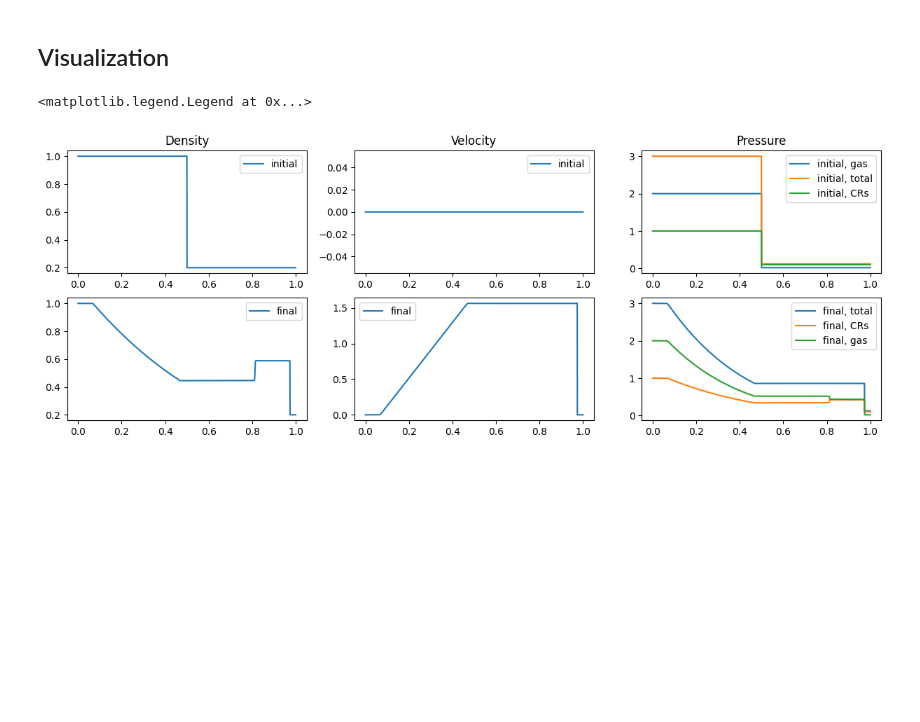
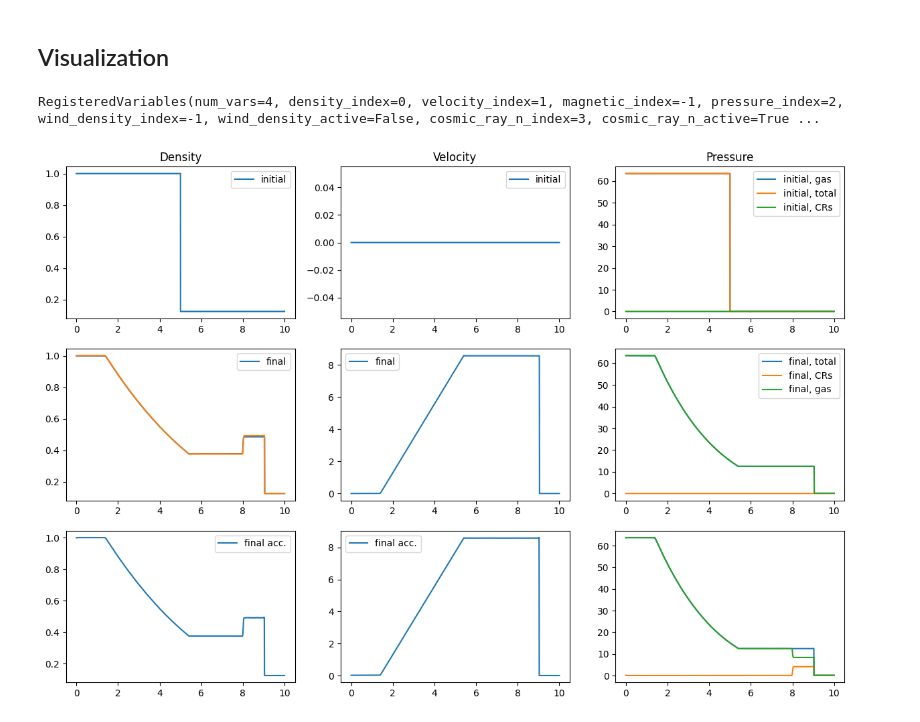
Before and after one commit to leo1200/jf1uids, a Jupyter notebook: notebooks/cosmic_rays/simple_example_cr.ipynb, the cells around one changed output. Saved outputs shown, nothing was run; the diff lists cells and outputs as text; code cells hidden in the pictures; blank space fills up the shorter version.

```diff
--- a/notebooks/cosmic_rays/simple_example_cr.ipynb
+++ b/notebooks/cosmic_rays/simple_example_cr.ipynb
@@ -39,3 +36,13 @@ params = SimulationParams(
+# %%
+from jf1uids._physics_modules._cosmic_rays.cosmic_ray_options import CosmicRayParams
+
+
+params = SimulationParams(
+    t_end = 0.35,
+    cosmic_ray_params = CosmicRayParams(
+        diffusive_shock_acceleration_efficiency = 0.5
+    )
+)
 # %% [markdown]
 With this we generate some helper data, like the cell centers etc.
 # %%
@@ -44,14 +51,14 @@ registered_variables = get_registered_variables(config)
 # %% [markdown]
 Next we setup the shock initial conditions
 # %%
-shock_pos = 0.5
+shock_pos = 5.0
 r = helper_data.geometric_centers
-rho = jnp.where(r < shock_pos, 1.0, 0.2)
+rho = jnp.where(r < shock_pos, 1.0, 0.125)
 u = jnp.zeros_like(r)
-p_gas = jnp.where(r < shock_pos, 2.0, 0.02)
+p_gas = jnp.where(r < shock_pos, 63.499, 0.1)
 
 # cosmic ray setup
-p_cr = jnp.where(r < shock_pos, 1.0, 0.1)
+p_cr = jnp.where(r < shock_pos, 0.0, 0.0)
 gamma_cr = 4/3
 n_cr = p_cr ** (1/gamma_cr)
 
@@ -81,30 +88,71 @@ p_gas_final = p_final - p_cr_final
 # %% [markdown]
 ## Visualization
 # %%
-fig, axs = plt.subplots(2, 3, figsize=(15, 5))
+from jf1uids.shock_finder.shock_finder import find_shock_zone
+
+
+fig, axs = plt.subplots(3, 3, figsize=(15, 10))
 
 axs[0, 0].plot(r, rho, label='initial')
 axs[1, 0].plot(r, rho_final, label='final')
 axs[0, 0].set_title('Density')
 axs[0, 0].legend()
 axs[1, 0].legend()
 
 axs[0, 1].plot(r, u, label='initial')
 axs[1, 1].plot(r, u_final, label='final')
 axs[0, 1].set_title('Velocity')
 axs[0, 1].legend()
 axs[1, 1].legend()
 
 axs[0, 2].plot(r, p_gas, label='initial, gas')
 axs[0, 2].plot(r, p_gas + p_cr, label='initial, total')
 axs[1, 2].plot(r, p_final, label='final, total')
 axs[0, 2].plot(r, p_cr, label='initial, CRs')
 axs[1, 2].plot(r, p_cr_final, label='final, CRs')
 axs[1, 2].plot(r, p_gas_final, label='final, gas')
 
 axs[0, 2].set_title('Pressure')
 axs[0, 2].legend()
 axs[1, 2].legend()
+
+config2 = config._replace(cosmic_ray_config=CosmicRayConfig(cosmic_rays=True, diffusive_shock_acceleration=True))
+
+config2 = finalize_config(config2, initial_state.shape)
+
+final_state_acc = time_integration(initial_state, config2, params, helper_data, registered_variables)
+rho_final_acc = final_state_acc[registered_variables.density_index]
+u_final_acc = final_state_acc[registered_variables.velocity_index]
+p_final_acc = final_state_acc[registered_variables.pressure_index]
+n_cr_final_acc = final_state_acc[registered_variables.cosmic_ray_n_index]
+p_cr_final_acc = n_cr_final_acc ** gamma_cr
+p_gas_final_acc = p_final_acc - p_cr_final_acc
+
+axs[2, 0].plot(r, rho_final_acc, label='final acc.')
+axs[1, 0].plot(r, rho_final_acc, label='final acc.')
+
+axs[2, 1].plot(r, u_final_acc, label='final acc.')
+
+left_idx, right_idx = find_shock_zone(final_state_acc[registered_variables.pressure_index], final_state_acc[registered_variables.velocity_index])
+a = r[left_idx] - 0.06
+b = r[right_idx] + 0.06
+
+axs[2, 2].plot(r[(r > a) & (r < b)], p_final_acc[(r > a) & (r < b)], label='final acc., total')
+axs[2, 2].plot(r[(r > a) & (r < b)], p_cr_final_acc[(r > a) & (r < b)], label='final acc., CRs')
+axs[2, 2].plot(r[(r > a) & (r < b)], p_gas_final_acc[(r > a) & (r < b)], label='final acc., gas')
+
+# axs[2, 2].plot(r, p_final_acc, label='final acc., total')
+# axs[2, 2].plot(r, p_cr_final_acc, label='final acc., CRs')
+# axs[2, 2].plot(r, p_gas_final_acc, label='final acc., gas')
+
+left_idx, right_idx = find_shock_zone(final_state_acc[registered_variables.pressure_index], final_state_acc[registered_variables.velocity_index])
+axs[2, 2].axvline(r[left_idx], color='black')
+axs[2, 2].axvline(r[right_idx], color='black')
+
+axs[2, 0].legend()
+axs[2, 1].legend()
+
+print(registered_variables)
 # %% [output]
-<matplotlib.legend.Legend at 0x...>
+RegisteredVariables(num_vars=4, density_index=0, velocity_index=1, magnetic_index=-1, pressure_index=2, wind_density_index=-1, wind_density_active=False, cosmic_ray_n_index=3, cosmic_ray_n_active=True ...
-[figure, old version]
+[figure, new version]
```
Also changed, not shown: parts of 2 cells of this notebook, 10 other files.
